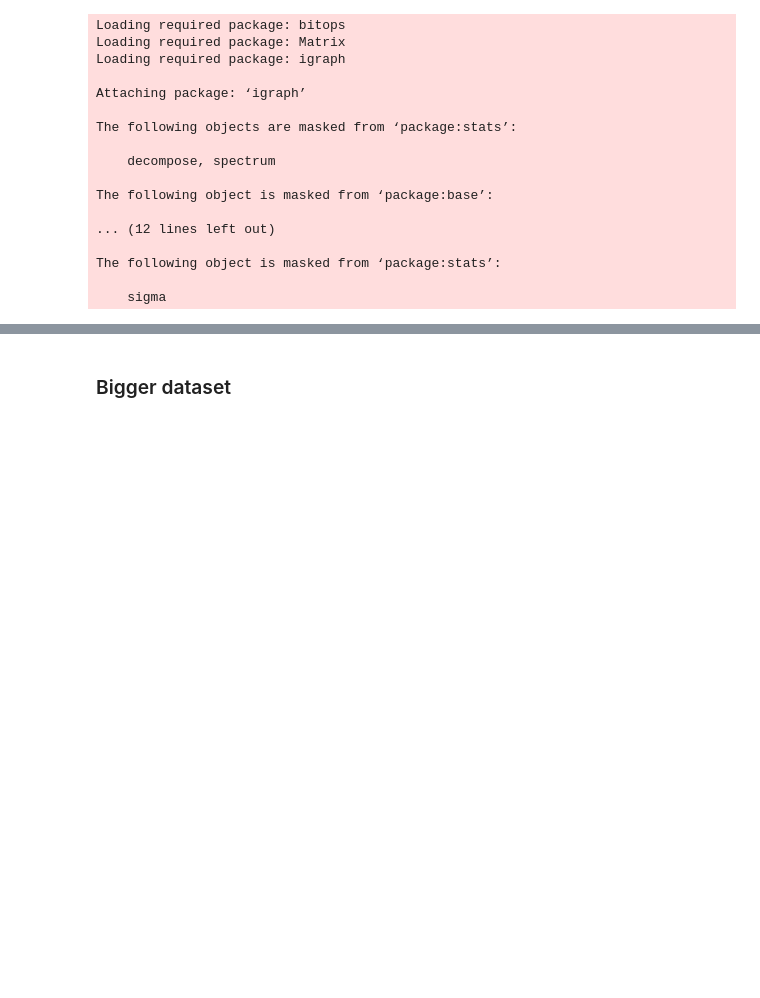
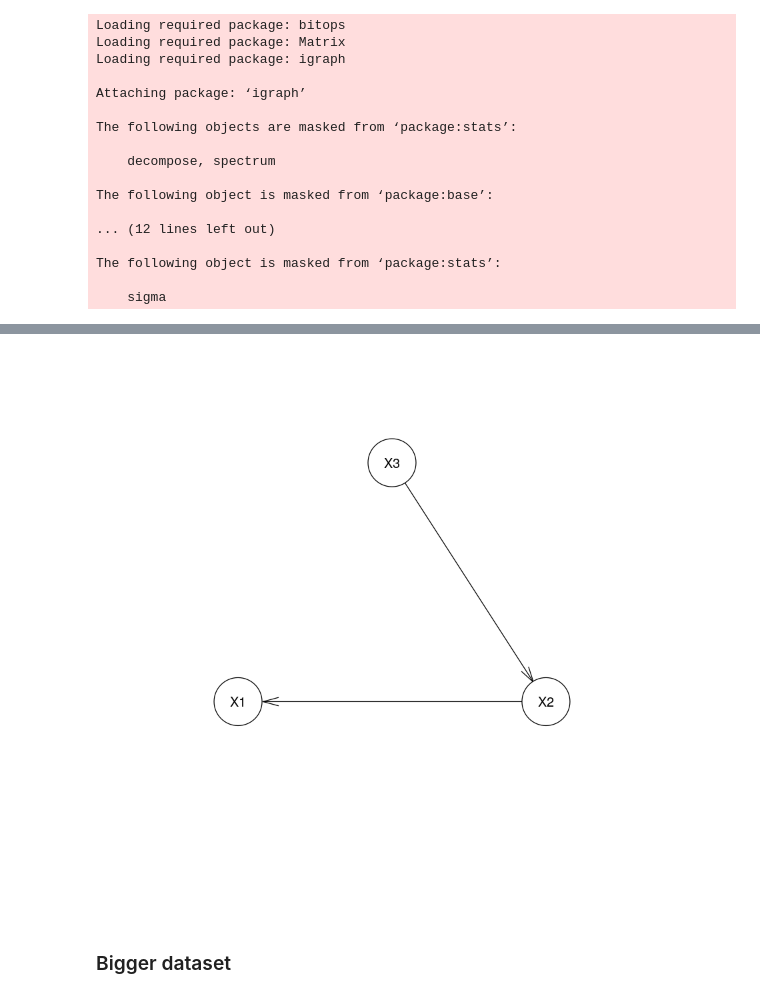
Before and after one commit to albchim/r-k2algorithm, a Jupyter notebook: Project3_CFS.ipynb, the cells around one changed output, grey strips where cells are left out. Drawn from its saved outputs; the diff is of its cells as text; code cells hidden in the pictures; blank space fills up the shorter version.

```diff
--- a/Project3_CFS.ipynb
+++ b/Project3_CFS.ipynb
@@ -43,3 +63,10 @@ A matrix: 3 × 3 of type int
+# %%
+df <- data.frame(data)
+df <- data.frame(sapply(df, as.factor))
+res <- hc(df, score='k2')
+plot(res)
+# %% [output]
+[figure, added]
 # %% [markdown]
 ### Bigger dataset
 # %%
```
Also changed, not shown: parts of 7 cells of this notebook.
